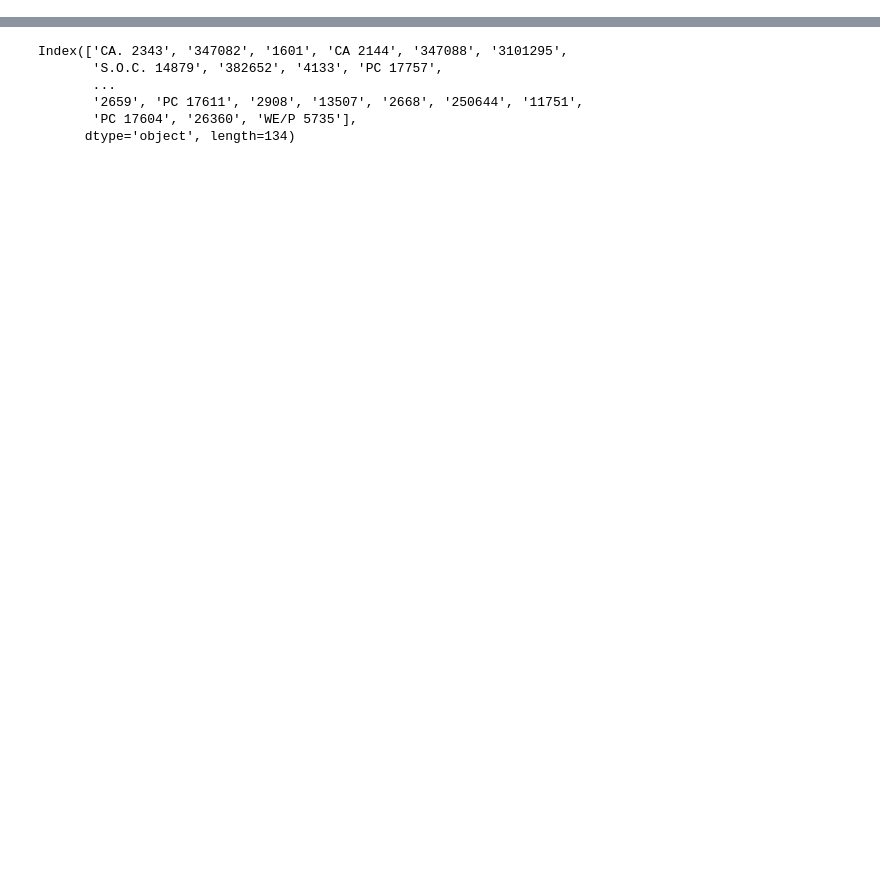
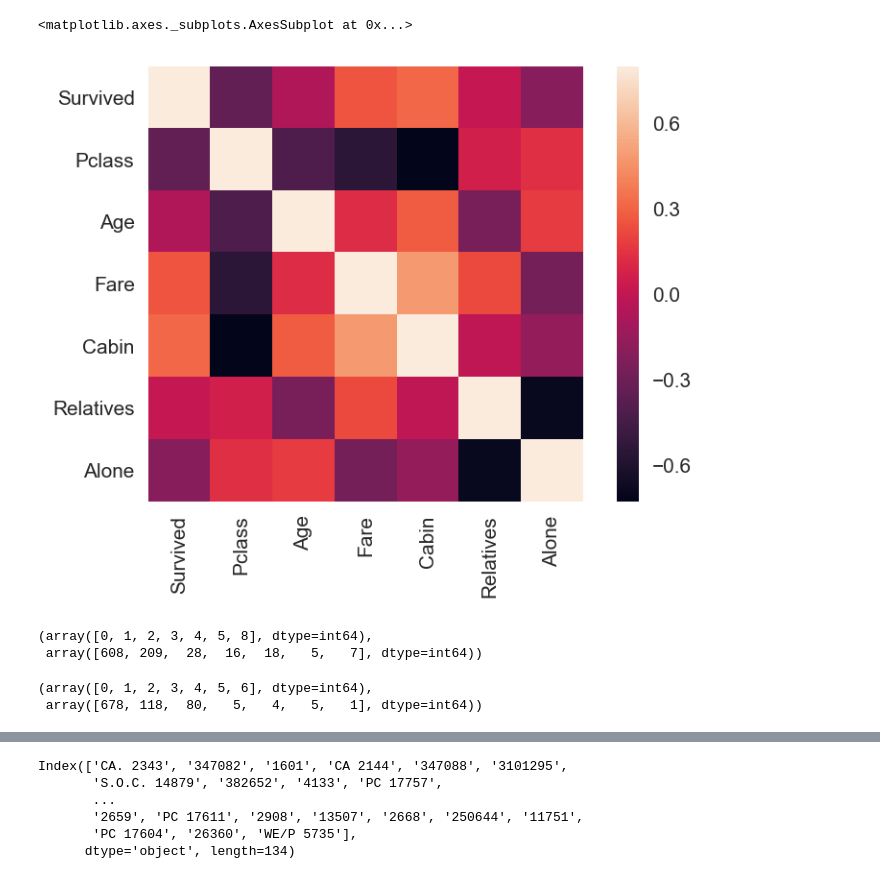
Before and after one commit to gogaurav/Titanic_Survival_Classification, a Jupyter notebook: titanic_read_preprocess.ipynb, the cells around one changed output, grey strips where cells are left out. Saved outputs shown, nothing was run; the diff lists cells and outputs as text; code cells hidden in the pictures; blank space fills up the shorter version.

```diff
--- a/titanic_read_preprocess.ipynb
+++ b/titanic_read_preprocess.ipynb
@@ -96,0 +318,15 @@ len(y_train) - y_train[y_train == 1].sum()
+# %%
+sns.heatmap(X_train_temp.corr(), vmax=.8, square=True)
+# %% [output]
+<matplotlib.axes._subplots.AxesSubplot at 0x...>
+[figure, added]
+# %%
+np.unique(X_train['SibSp'], return_counts=True)
+# %% [output]
+(array([0, 1, 2, 3, 4, 5, 8], dtype=int64),
+ array([608, 209,  28,  16,  18,   5,   7], dtype=int64))
+# %%
+np.unique(X_train['Parch'], return_counts=True)
+# %% [output]
+(array([0, 1, 2, 3, 4, 5, 6], dtype=int64),
+ array([678, 118,  80,   5,   4,   5,   1], dtype=int64))
```
Also changed, not shown: parts of 26 cells of this notebook, 2 other files.
